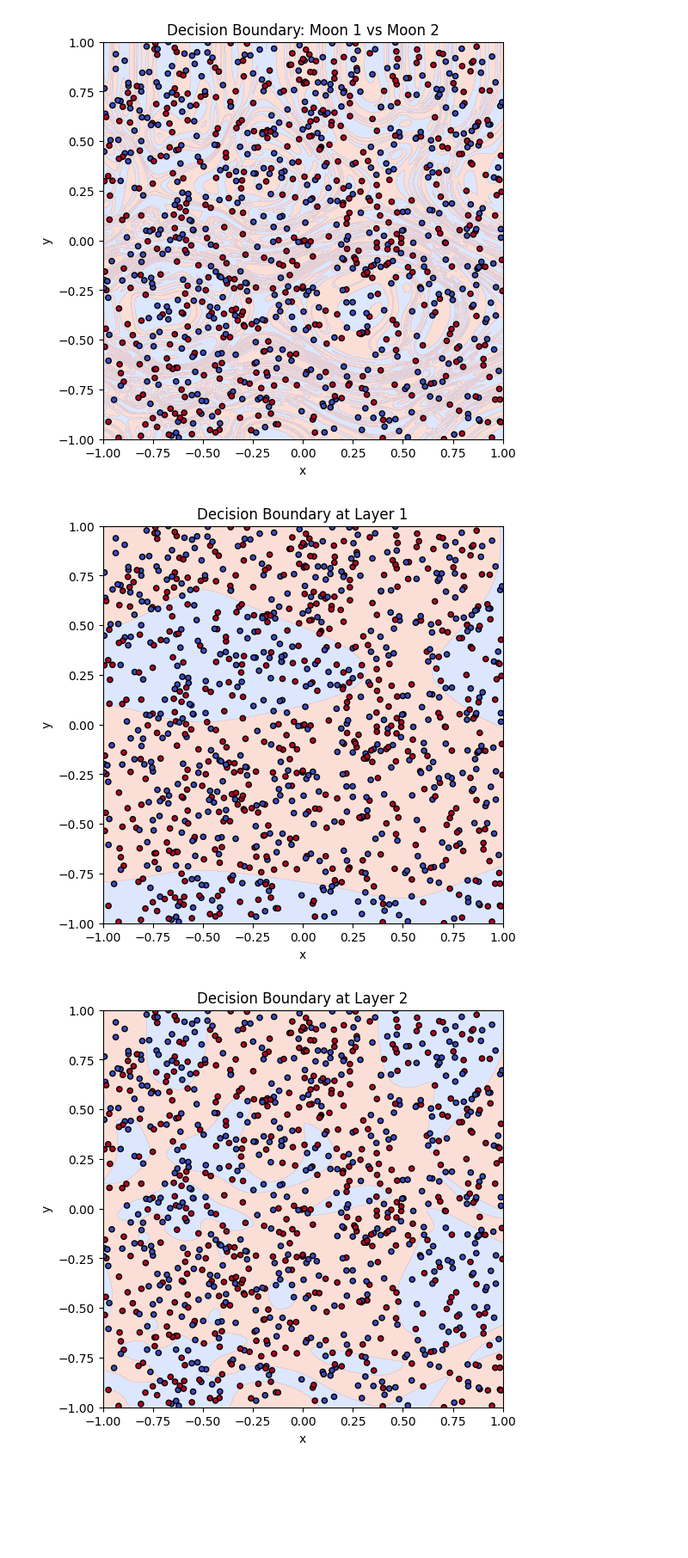
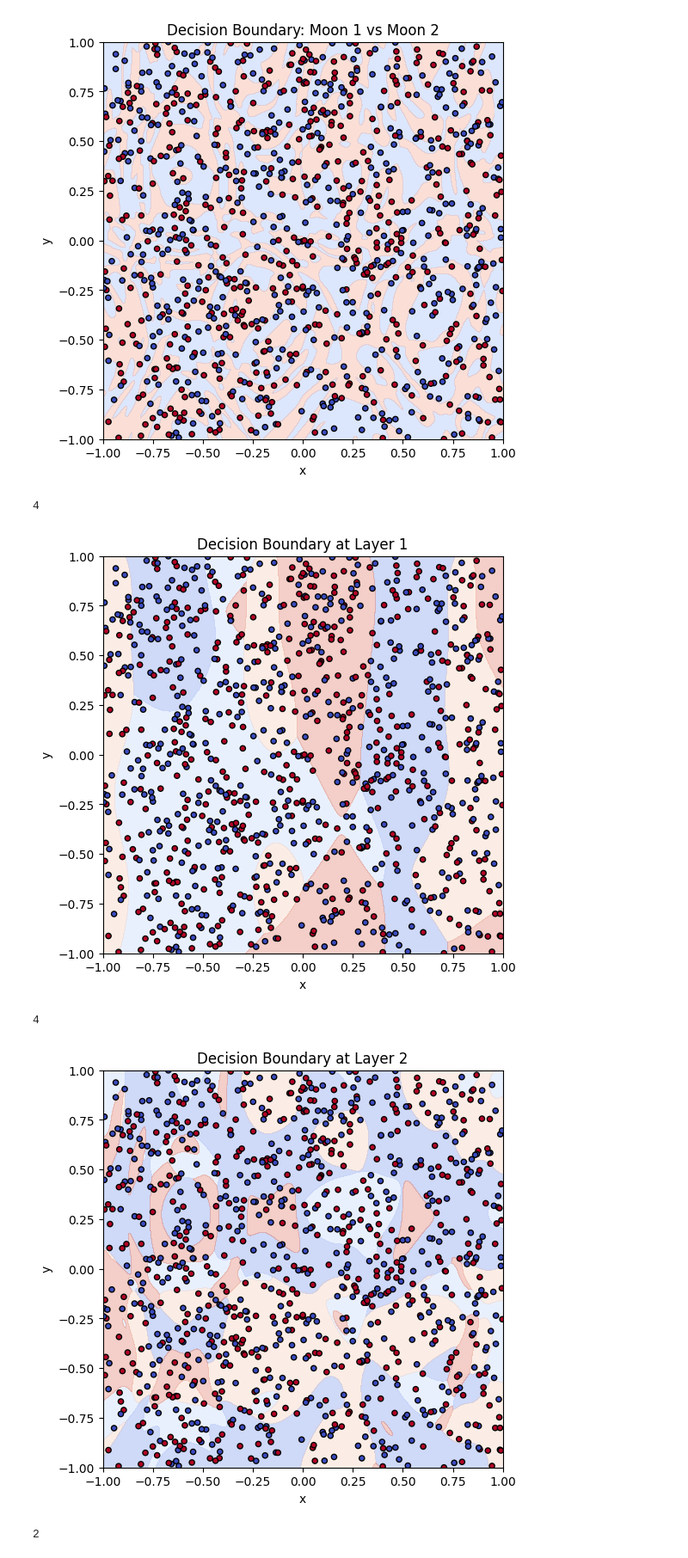
Before and after one commit to lniehaus/pykan, a Jupyter notebook: tutorials/Experiments/trainer/notebooks/KAN_Regions_2d_random.ipynb, the cells around one changed output. Shown at 86% size. Saved outputs shown, nothing was run; the diff lists cells and outputs as text; code cells hidden in the pictures; blank space fills up the shorter version.

Commit message:
fix region levels in plots

```diff
--- a/tutorials/Experiments/trainer/notebooks/KAN_Regions_2d_random.ipynb
+++ b/tutorials/Experiments/trainer/notebooks/KAN_Regions_2d_random.ipynb
@@ -127,8 +127,8 @@ plt.show()
 model = KAN(
     #width=[2,3,3,2],
     #width=[2,2,2,2,2],
-    #width=[2,4,4,2],
-    width=[2,2,2,2,2,2],
+    width=[2,4,4,2],
+    #width=[2,2,2,2,2,2],
     #width=[2,3,4,3,2],
     #width=[2,4,8,4,2],
     #width=[2,2,2,2,2],
@@ -228,38 +248,43 @@ def get_layer_activations(model, x):
     for layer in model.act_fun:
         out, *_ = layer(out)
         acts.append(out)
+
     return acts
 
 # Create meshgrid
 #bounds = (-2, 3)
 xx, yy = torch.meshgrid(
     torch.linspace(*args.bounds, 2000, device=device),
     torch.linspace(*args.bounds, 2000, device=device),
     indexing='ij'
 )
 grid = torch.stack([xx.flatten(), yy.flatten()], dim=1).type(dtype).to(device)
 
 # Get activations for each layer
 with torch.no_grad():
     layer_acts = get_layer_activations(model, grid)
 
 # Plot for each layer
 for i, act in enumerate(layer_acts):
+    print(act.shape[1])
     preds = torch.argmax(act, dim=1).cpu().numpy()
     plt.figure(figsize=(6, 6))
     plt.contourf(
         xx.cpu().numpy(), yy.cpu().numpy(),
         preds.reshape(xx.shape),
-        levels=1, alpha=0.3, cmap='coolwarm'
+        levels=act.shape[1]-1, alpha=0.3, cmap='coolwarm'
     )
     plt.scatter(X.cpu().numpy()[:, 0], X.cpu().numpy()[:, 1], c=y.cpu().numpy(), edgecolor='k', cmap='coolwarm', s=20)
     plt.xlim(args.bounds)
     plt.ylim(args.bounds)
     plt.xlabel('x')
     plt.ylabel('y')
     plt.title(f'Decision Boundary at Layer {i+1}')
     plt.show()
 # %% [output]
+4
-[figure, old version]
+[figure, new version]
+4
-[figure, old version]
+[figure, new version]
+2
 [figure]
```
Also changed, not shown: parts of 6 cells of this notebook, 1 other file.
